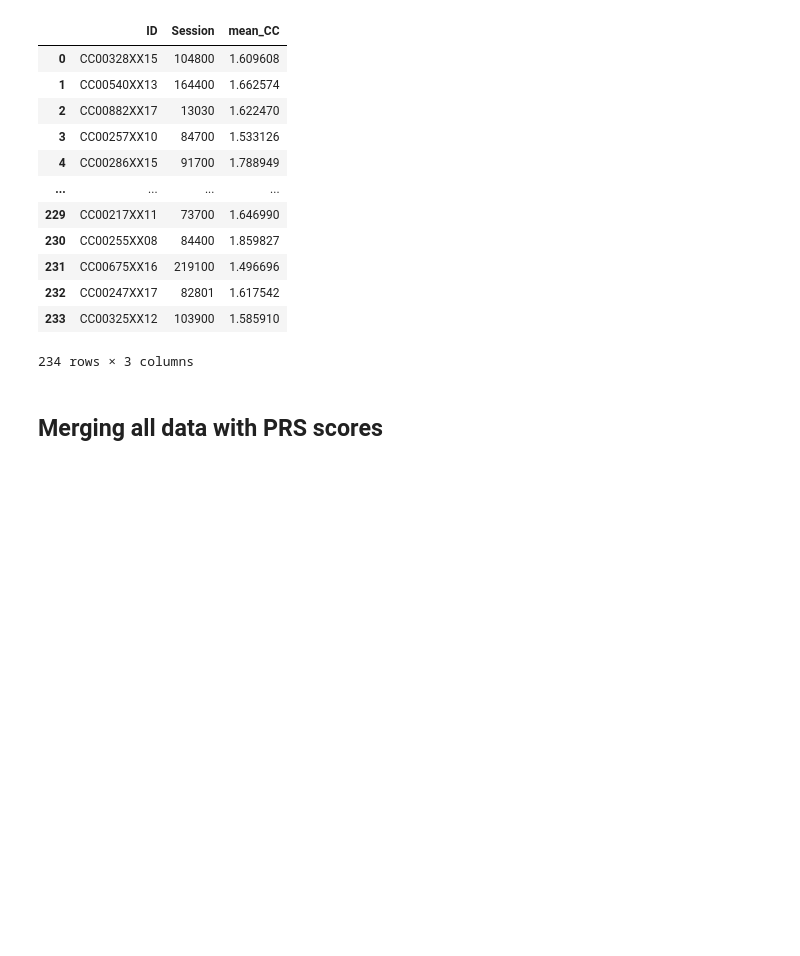
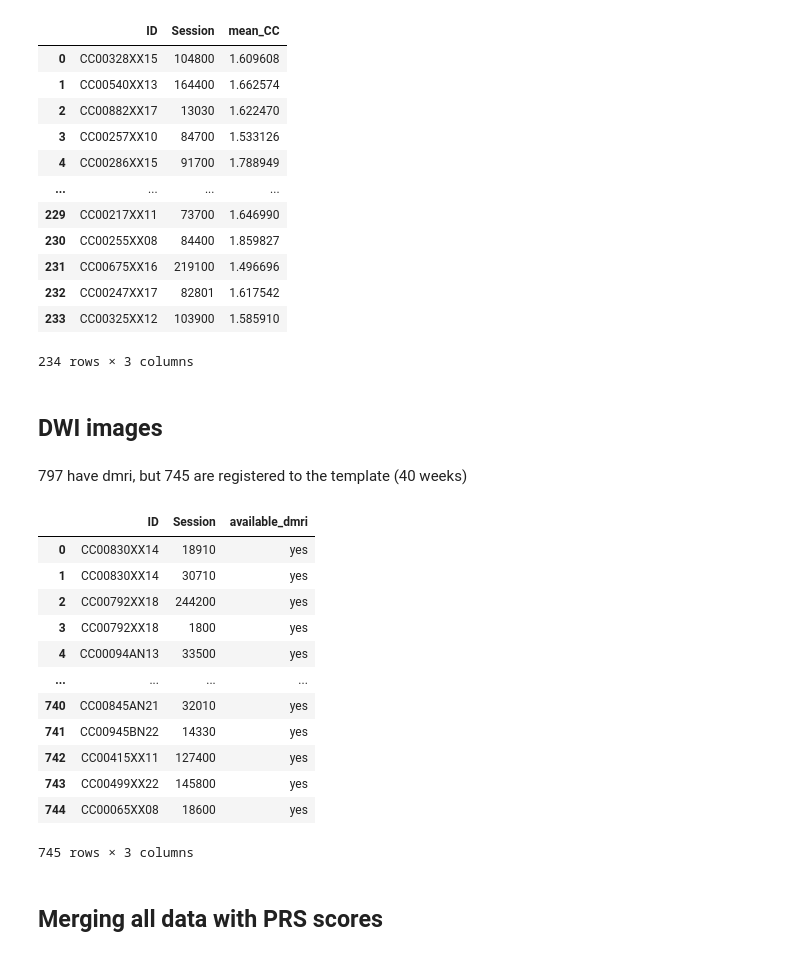
Before and after one commit to lehai-ml/dHCP_genetics, a Jupyter notebook: notebook_results/1_dHCP_data_preprocessing.ipynb, the cells around one changed output. Saved outputs shown, nothing was run; the diff lists cells and outputs as text; code cells hidden in the pictures; blank space fills up the shorter version.

```diff
--- a/notebook_results/1_dHCP_data_preprocessing.ipynb
+++ b/notebook_results/1_dHCP_data_preprocessing.ipynb
@@ -293,3 +295,5 @@ cortical_thickness_df['Session']
 234 rows × 3 columns
 # %%
 cortical_thickness_df.to_csv(f'{preprocessed_dataset_path}/imaging_data/log_file/cortical_thickness_df.csv',index=False)
+# %% [markdown]
+## DWI images
@@ -296,3 +305,26 @@ cortical_thickness_df.to_csv(f'{preprocessed_dataset_path}/imaging_data/log_file
+# %%
+available_DWI = pd.read_csv('../codes/FBA/available_dwi.txt',sep=',',header=None,names=['ID','Session']) # available dwi AND warps (registered to 40wks template)
+available_DWI['ID'] =  available_DWI['ID'].str.replace('sub-','')
+available_DWI['Session'] = available_DWI['Session'].str.replace('ses-','').astype('int64')
+available_DWI['available_dmri'] = 'yes'
+# %% [markdown]
+797 have dmri, but 745 are registered to the template (40 weeks)
+# %%
+available_DWI
+# %% [output]
+|  | ID | Session | available_dmri |
+| 0 | CC00830XX14 | 18910 | yes |
+| 1 | CC00830XX14 | 30710 | yes |
+| 2 | CC00792XX18 | 244200 | yes |
+| 3 | CC00792XX18 | 1800 | yes |
+| 4 | CC00094AN13 | 33500 | yes |
+| ... | ... | ... | ... |
+| 740 | CC00845AN21 | 32010 | yes |
+| 741 | CC00945BN22 | 14330 | yes |
+| 742 | CC00415XX11 | 127400 | yes |
+| 743 | CC00499XX22 | 145800 | yes |
+| 744 | CC00065XX08 | 18600 | yes |
+745 rows × 3 columns
 # %% [markdown]
 ## Merging all data with PRS scores
 # %% [markdown]
```
Also changed, not shown: parts of 5 cells of this notebook.
